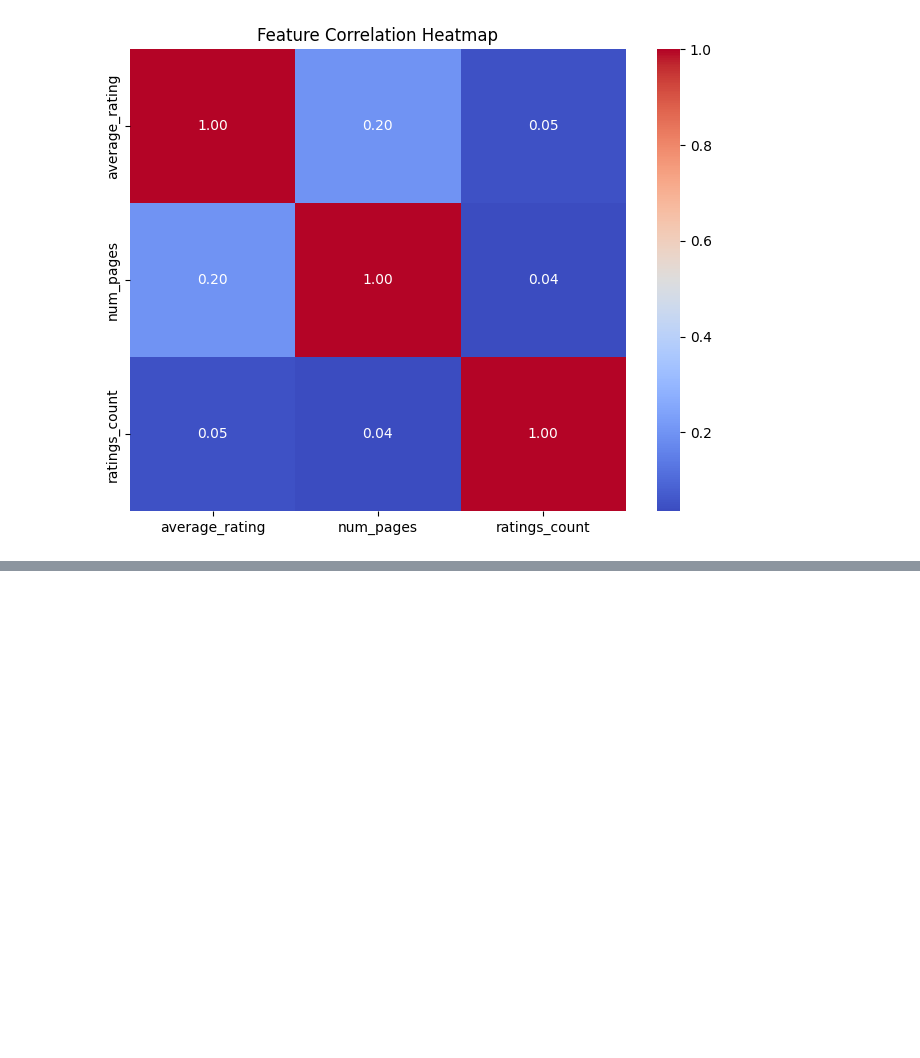
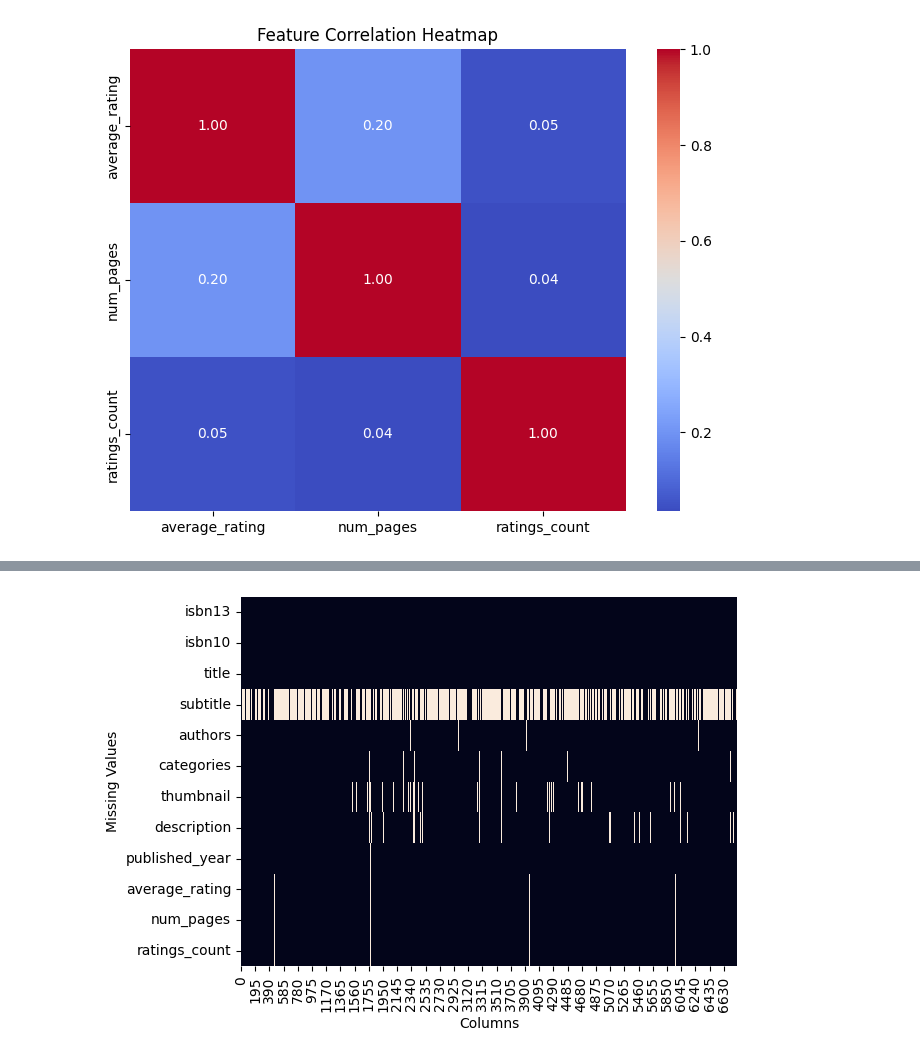
Before and after one commit to WazDevZm/TEOS, a Jupyter notebook: TEOS BOOK RECOMMENDER SYSTEM USING LLMs AND SEMANTICS.ipynb, the cells around one changed output, grey strips where cells are left out. Saved outputs shown, nothing was run; the diff lists cells and outputs as text; code cells hidden in the pictures; blank space fills up the shorter version.

```diff
--- a/TEOS BOOK RECOMMENDER SYSTEM USING LLMs AND SEMANTICS.ipynb
+++ b/TEOS BOOK RECOMMENDER SYSTEM USING LLMs AND SEMANTICS.ipynb
@@ -139,4 +125,9 @@ import seaborn as sns
 import matplotlib.pyplot as plt
 # %%
 ax = plt.axes()
-sns.heatmap(books.isns().transposecorr(), annot=True, ax = ax)
+sns.heatmap(books.isna().transpose(), cbar = False, ax = ax)
+plt.xlabel("Columns")
+plt.ylabel("Missing Values")
+plt.show()
+# %% [output]
+[figure, added]
```
Also changed, not shown: parts of 24 cells of this notebook, 1 other file.
